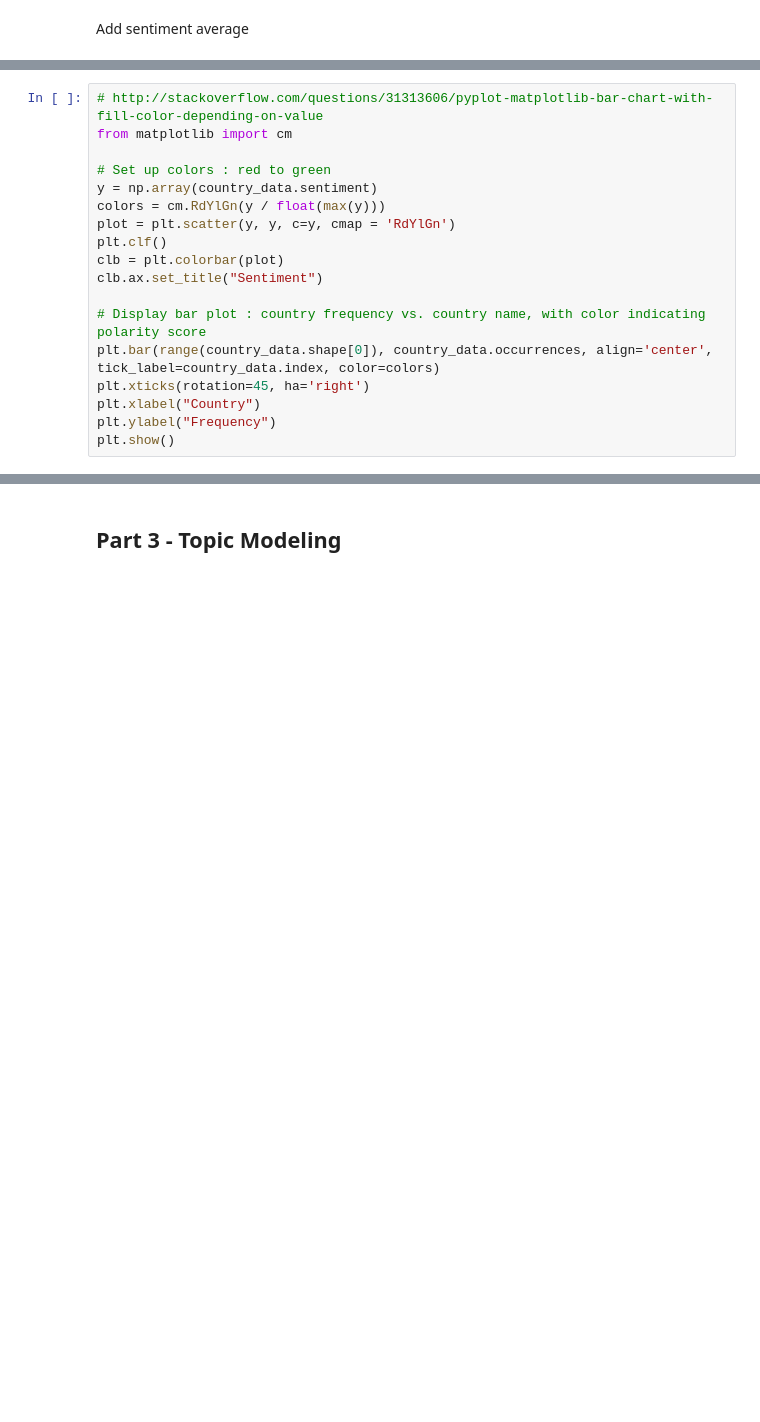
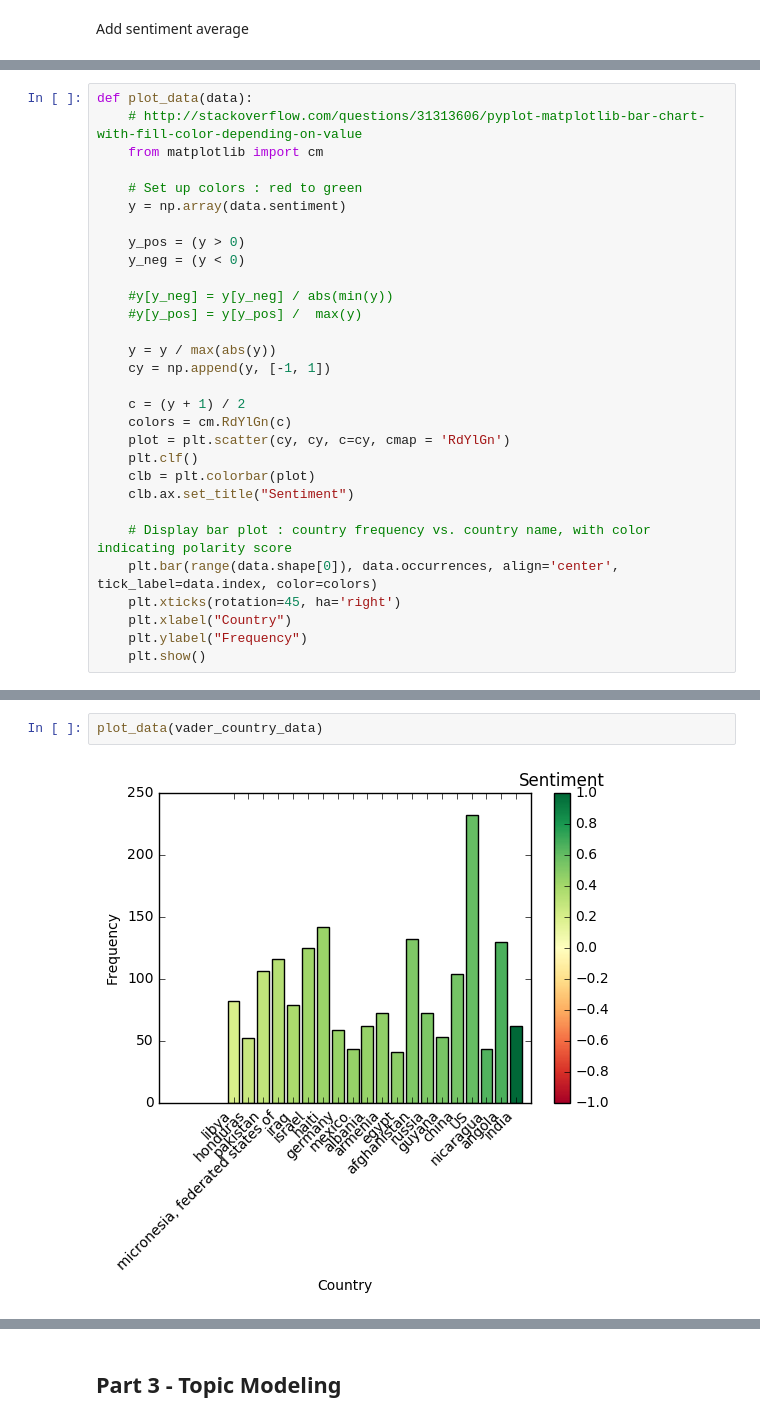
Before and after one commit to mukel/Homework, a Jupyter notebook: 05 - Taming Text/Hw5-TextMining.ipynb, the cells around one changed output, grey strips where cells are left out. Drawn from its saved outputs; the diff is of its cells as text; blank space fills up the shorter version.

```diff
--- a/05 - Taming Text/Hw5-TextMining.ipynb
+++ b/05 - Taming Text/Hw5-TextMining.ipynb
@@ -387,18 +406,30 @@ country_data
 # %%
-# http://stackoverflow.com/questions/31313606/pyplot-matplotlib-bar-chart-with-fill-color-depending-on-value
-from matplotlib import cm
+def plot_data(data):
+    # http://stackoverflow.com/questions/31313606/pyplot-matplotlib-bar-chart-with-fill-color-depending-on-value
+    from matplotlib import cm
 
-# Set up colors : red to green
-y = np.array(country_data.sentiment)
-colors = cm.RdYlGn(y / float(max(y)))
-plot = plt.scatter(y, y, c=y, cmap = 'RdYlGn')
-plt.clf()
-clb = plt.colorbar(plot)
-clb.ax.set_title("Sentiment")
+    # Set up colors : red to green
+    y = np.array(data.sentiment)
 
-# Display bar plot : country frequency vs. country name, with color indicating polarity score
-plt.bar(range(country_data.shape[0]), country_data.occurrences, align='center', tick_label=country_data.index, color=colors)
-plt.xticks(rotation=45, ha='right')
-plt.xlabel("Country")
-plt.ylabel("Frequency")
-plt.show()
+    y_pos = (y > 0)
+    y_neg = (y < 0)
+
+    #y[y_neg] = y[y_neg] / abs(min(y))
+    #y[y_pos] = y[y_pos] /  max(y)
+
+    y = y / max(abs(y))
+    cy = np.append(y, [-1, 1])
+
+    c = (y + 1) / 2
+    colors = cm.RdYlGn(c)
+    plot = plt.scatter(cy, cy, c=cy, cmap = 'RdYlGn')
+    plt.clf()
+    clb = plt.colorbar(plot)
+    clb.ax.set_title("Sentiment")
+
+    # Display bar plot : country frequency vs. country name, with color indicating polarity score
+    plt.bar(range(data.shape[0]), data.occurrences, align='center', tick_label=data.index, color=colors)
+    plt.xticks(rotation=45, ha='right')
+    plt.xlabel("Country")
+    plt.ylabel("Frequency")
+    plt.show()
@@ -406,0 +438,4 @@ plt.show()
+# %%
+plot_data(vader_country_data)
+# %% [output]
+[figure, added]
```
Also changed, not shown: parts of 48 cells of this notebook, 1 other file.
